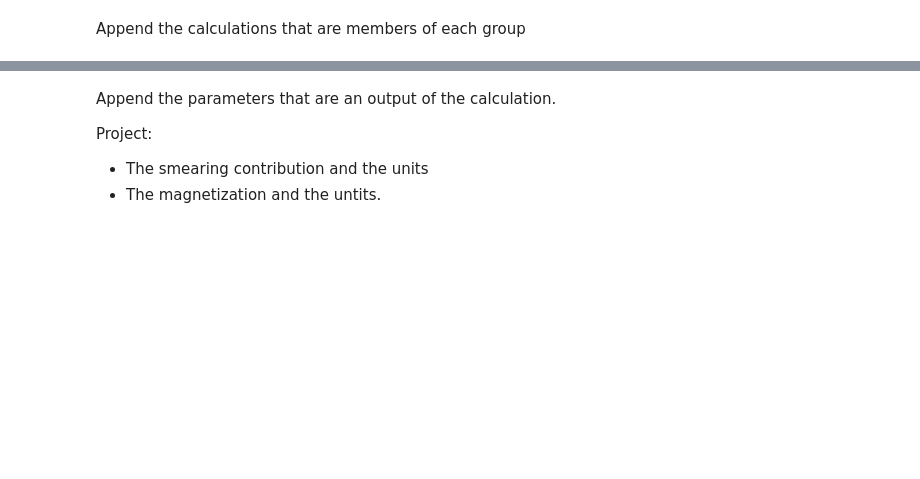
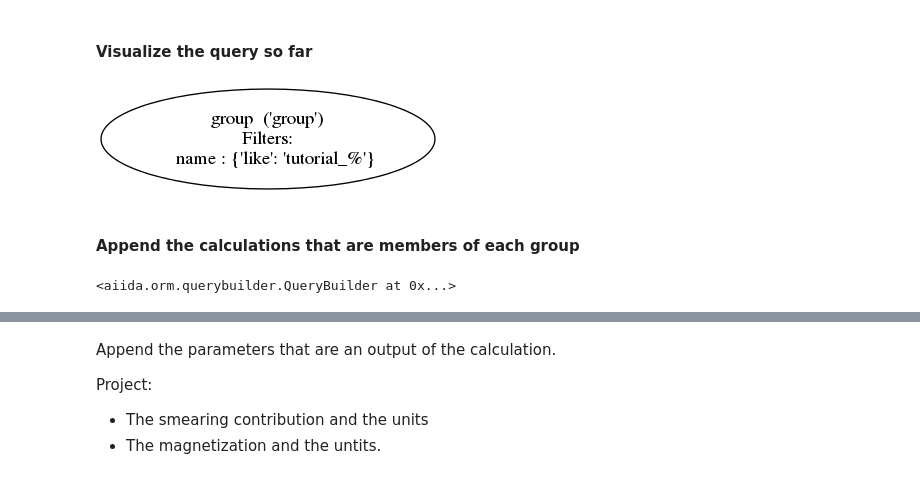
Before and after one commit to aiidateam/aiida_demos, a Jupyter notebook: notebook/query_screening_database.ipynb, the cells around one changed output, grey strips where cells are left out. Saved outputs shown, nothing was run; the diff lists cells and outputs as text; code cells hidden in the pictures; blank space fills up the shorter version.

Commit message:
Cleaning and adding comments to the querybuilder demos.

```diff
--- a/notebook/query_screening_database.ipynb
+++ b/notebook/query_screening_database.ipynb
@@ -143,0 +144,2 @@ generate_query_graph(qb.get_json_compatible_queryhelp(), 'query1.png')
+# %% [markdown]
+#### Visualize the query so far
@@ -144,6 +150,11 @@ generate_query_graph(qb.get_json_compatible_queryhelp(), 'query1.png')
+# %%
+Image(filename='query1.png')
+# %% [output]
+[figure, added]
 # %% [markdown]
-Append the calculations that are members of each group
+#### Append the calculations that are members of each group
 # %%
 # I want every PwCalculation that is a member of the specified groups:
 qb.append(PwCalculation, tag='calculation', member_of='group')
-generate_query_graph(qb.get_json_compatible_queryhelp(), 'query2.png')
+# %% [output]
+<aiida.orm.querybuilder.QueryBuilder at 0x...>
```
Also changed, not shown: parts of 24 cells of this notebook, 5 other files.
